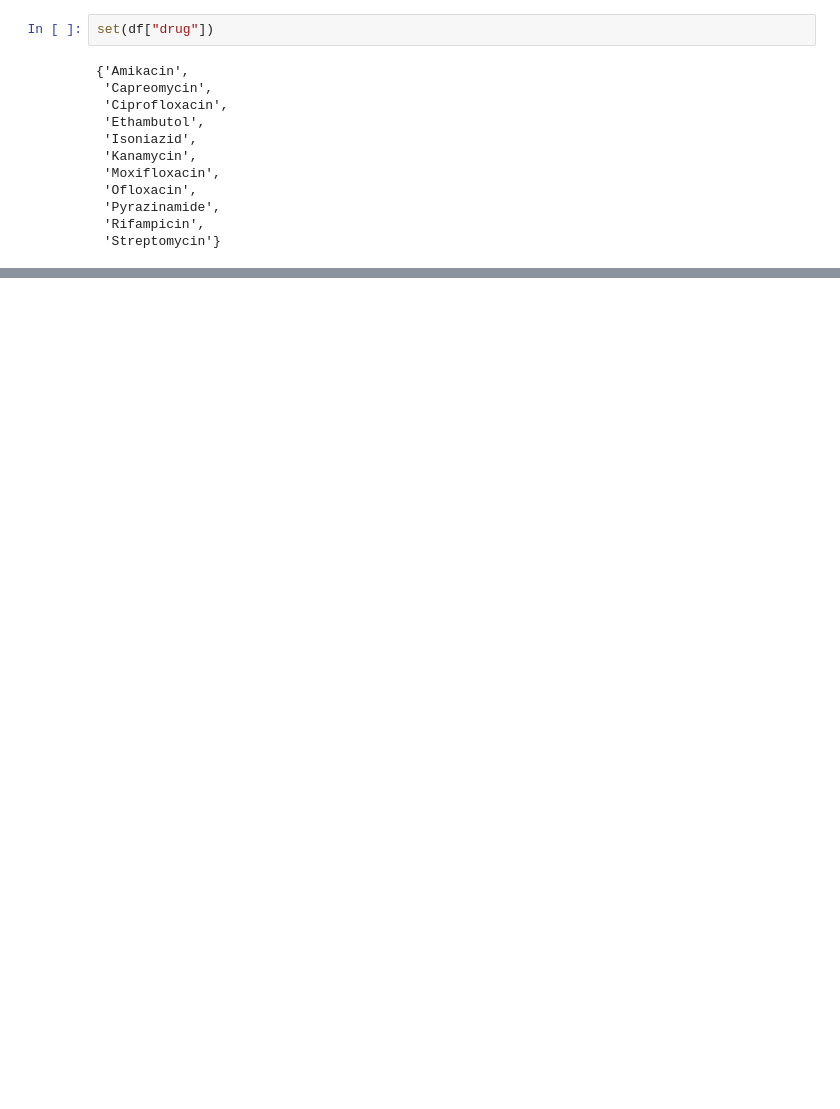
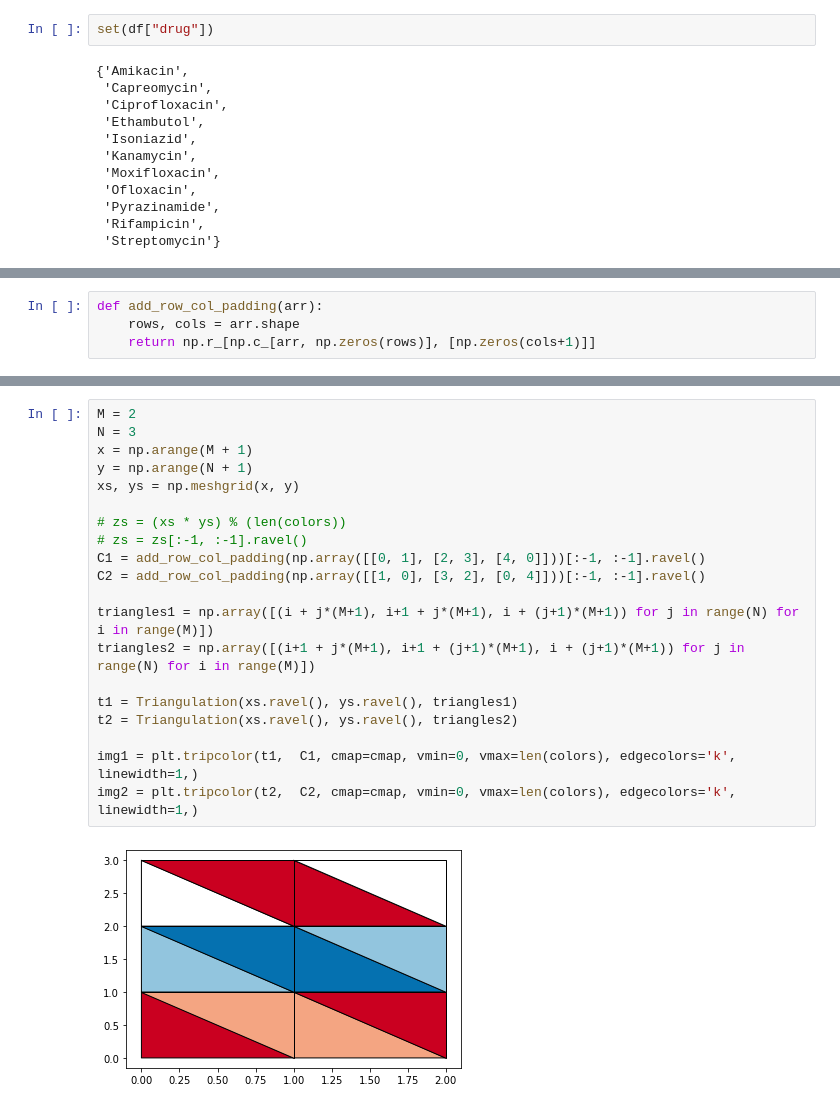
Before and after one commit to iqbal-lab-org/tb-sputum-project, a Jupyter notebook: workflow/notebooks/dst_eda.ipynb, the cells around one changed output, grey strips where cells are left out. Drawn from its saved outputs; the diff is of its cells as text; blank space fills up the shorter version.

```diff
--- a/workflow/notebooks/dst_eda.ipynb
+++ b/workflow/notebooks/dst_eda.ipynb
@@ -156,0 +198,4 @@ sputum_df.query("name==@s and drug==@d and technology=='illumina'")["prediction"
+# %%
+def add_row_col_padding(arr):
+    rows, cols = arr.shape
+    return np.r_[np.c_[arr, np.zeros(rows)], [np.zeros(cols+1)]]
@@ -156,0 +278,22 @@ sputum_df.query("name==@s and drug==@d and technology=='illumina'")["prediction"
+# %%
+M = 2
+N = 3
+x = np.arange(M + 1)
+y = np.arange(N + 1)
+xs, ys = np.meshgrid(x, y)
+
+# zs = (xs * ys) % (len(colors))
+# zs = zs[:-1, :-1].ravel()
+C1 = add_row_col_padding(np.array([[0, 1], [2, 3], [4, 0]]))[:-1, :-1].ravel()
+C2 = add_row_col_padding(np.array([[1, 0], [3, 2], [0, 4]]))[:-1, :-1].ravel()
+
+triangles1 = np.array([(i + j*(M+1), i+1 + j*(M+1), i + (j+1)*(M+1)) for j in range(N) for i in range(M)])
+triangles2 = np.array([(i+1 + j*(M+1), i+1 + (j+1)*(M+1), i + (j+1)*(M+1)) for j in range(N) for i in range(M)])
+
+t1 = Triangulation(xs.ravel(), ys.ravel(), triangles1)
+t2 = Triangulation(xs.ravel(), ys.ravel(), triangles2)
+
+img1 = plt.tripcolor(t1,  C1, cmap=cmap, vmin=0, vmax=len(colors), edgecolors='k', linewidth=1,)
+img2 = plt.tripcolor(t2,  C2, cmap=cmap, vmin=0, vmax=len(colors), edgecolors='k', linewidth=1,)
+# %% [output]
+[figure, added]
```
Also changed, not shown: parts of 22 cells of this notebook, 2 other files.
